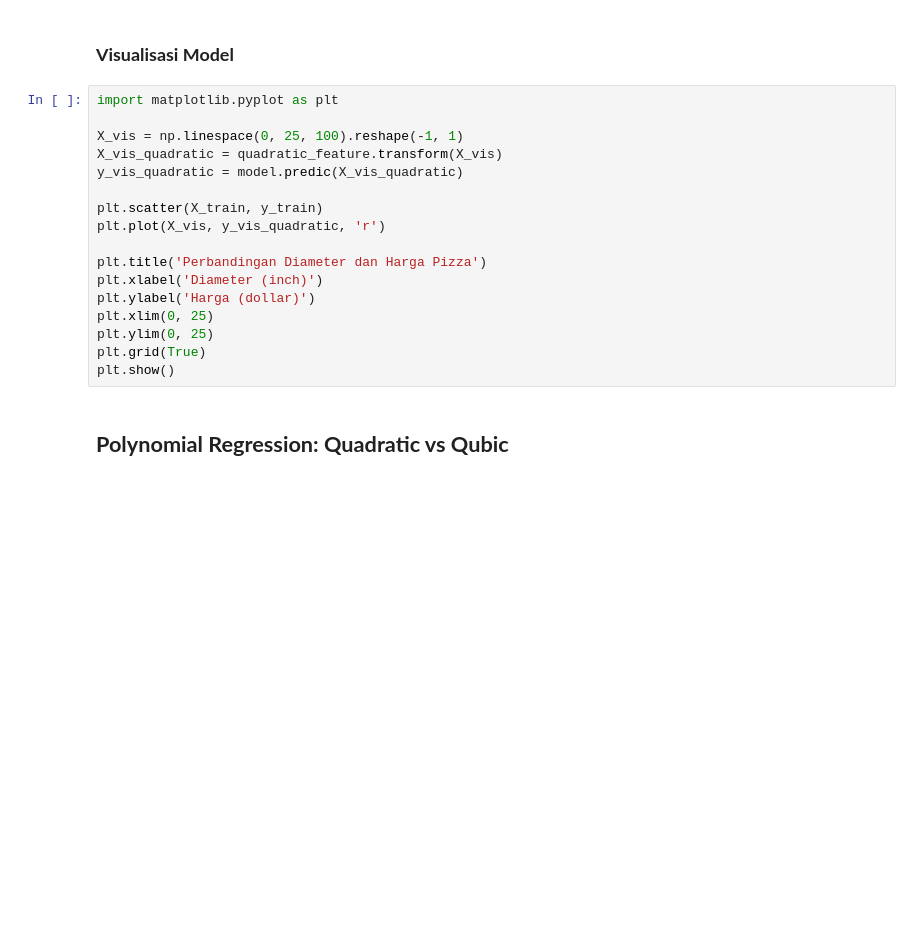
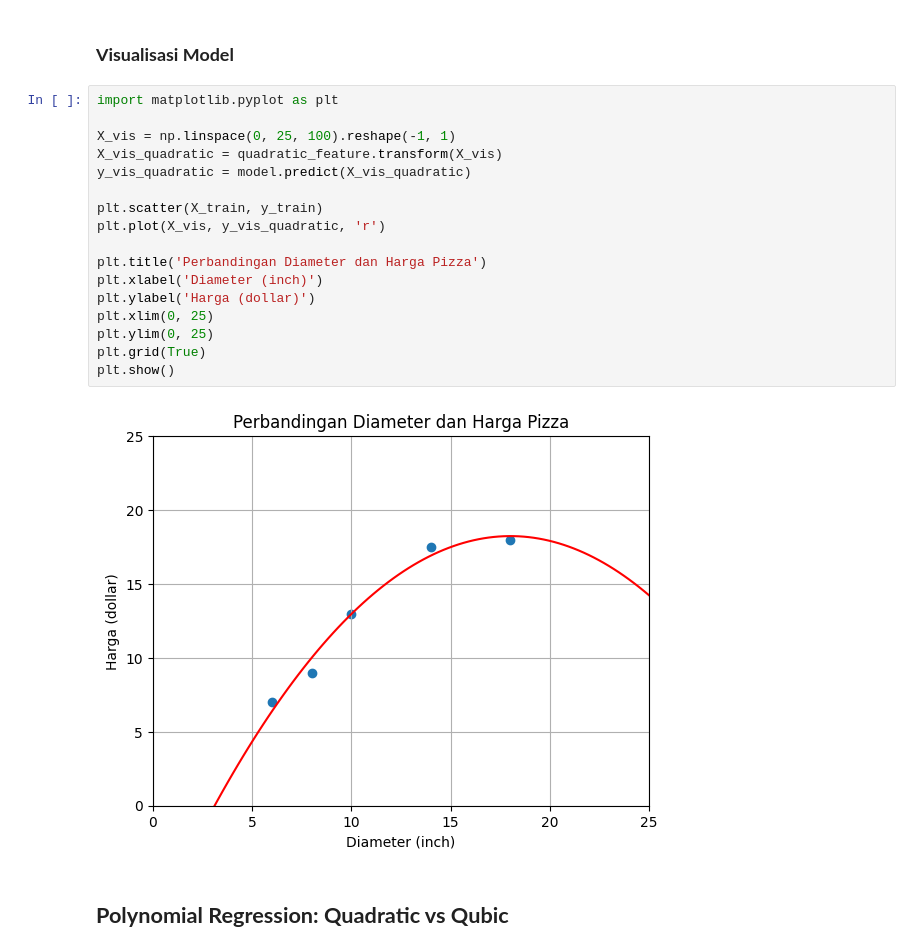
Before and after one commit to LatiefDataVisionary/scikit-learn-with-indonesia-belajar, a Jupyter notebook: SKLearn_08_Multiple_Linear_Regression_&_Polynomial_Regression.ipynb, the cells around one changed output. Drawn from its saved outputs; the diff is of its cells as text; blank space fills up the shorter version.

Commit message:
Polynomial Regression: Quadratic. Visualisasi Model

```diff
--- a/SKLearn_08_Multiple_Linear_Regression_&_Polynomial_Regression.ipynb
+++ b/SKLearn_08_Multiple_Linear_Regression_&_Polynomial_Regression.ipynb
@@ -145,20 +145,22 @@ LinearRegression()
 # %%
 import matplotlib.pyplot as plt
 
-X_vis = np.linespace(0, 25, 100).reshape(-1, 1)
+X_vis = np.linspace(0, 25, 100).reshape(-1, 1)
 X_vis_quadratic = quadratic_feature.transform(X_vis)
-y_vis_quadratic = model.predic(X_vis_quadratic)
+y_vis_quadratic = model.predict(X_vis_quadratic)
 
 plt.scatter(X_train, y_train)
 plt.plot(X_vis, y_vis_quadratic, 'r')
 
 plt.title('Perbandingan Diameter dan Harga Pizza')
 plt.xlabel('Diameter (inch)')
 plt.ylabel('Harga (dollar)')
 plt.xlim(0, 25)
 plt.ylim(0, 25)
 plt.grid(True)
 plt.show()
+# %% [output]
+[figure, added]
 # %% [markdown]
 ## **Polynomial Regression: Quadratic vs Qubic**
 # %%
```
